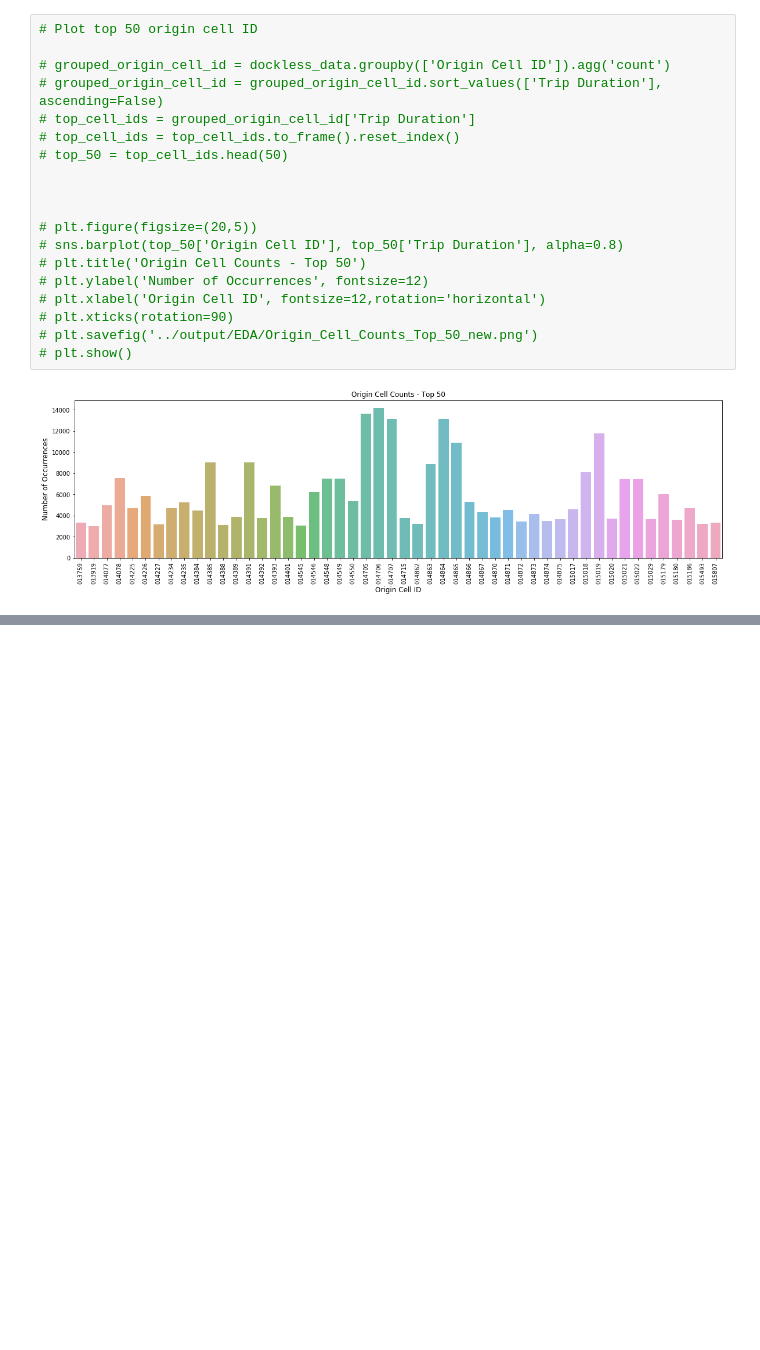
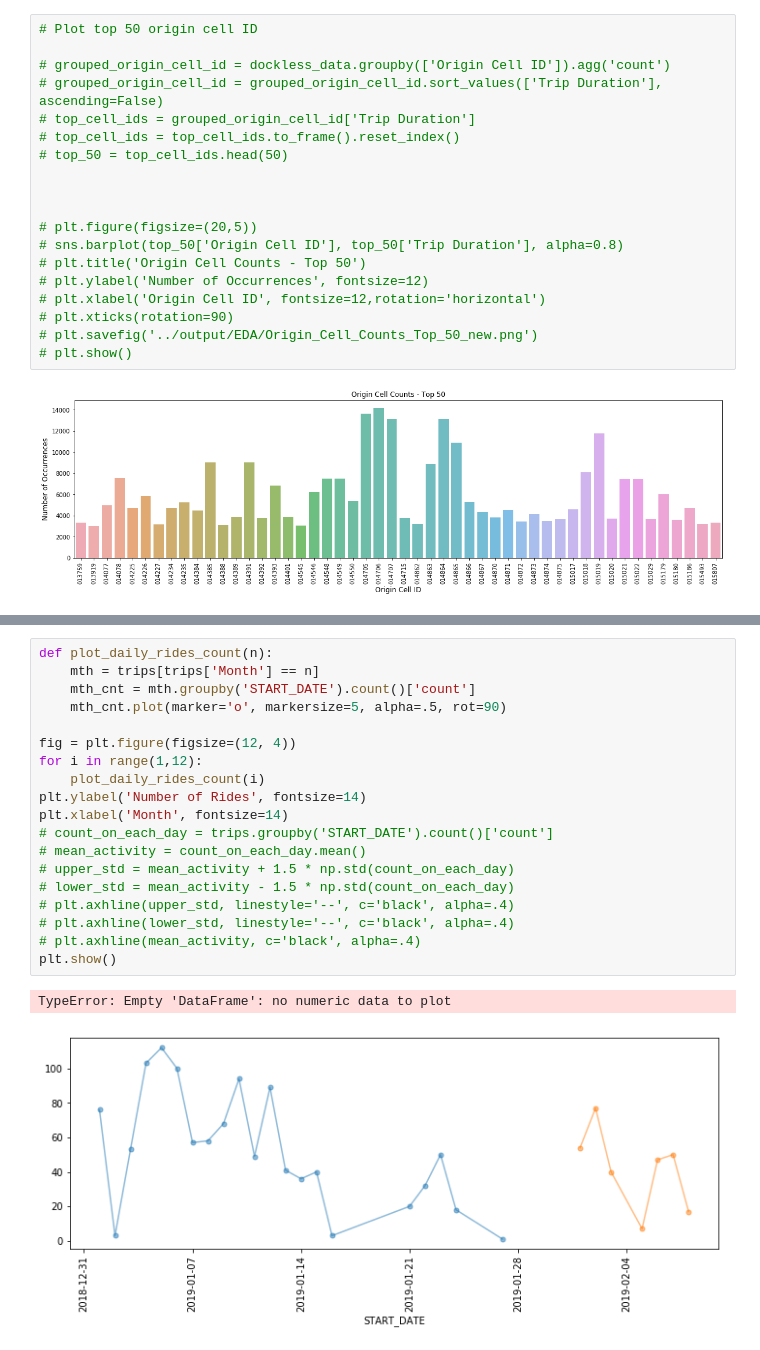
Before and after one commit to sameerabalay/Dockless_Mobility, a Jupyter notebook: src/Time_Series_Analysis.ipynb, the cells around one changed output, grey strips where cells are left out. Cells and saved outputs as stored; diff of their text form; blank space fills up the shorter version.

```diff
--- a/src/Time_Series_Analysis.ipynb
+++ b/src/Time_Series_Analysis.ipynb
@@ -223,0 +256,22 @@ top_50
+# %%
+def plot_daily_rides_count(n):
+    mth = trips[trips['Month'] == n]
+    mth_cnt = mth.groupby('START_DATE').count()['count']
+    mth_cnt.plot(marker='o', markersize=5, alpha=.5, rot=90)
+
+fig = plt.figure(figsize=(12, 4))
+for i in range(1,12):
+    plot_daily_rides_count(i)
+plt.ylabel('Number of Rides', fontsize=14)
+plt.xlabel('Month', fontsize=14)
+# count_on_each_day = trips.groupby('START_DATE').count()['count']
+# mean_activity = count_on_each_day.mean()
+# upper_std = mean_activity + 1.5 * np.std(count_on_each_day)
+# lower_std = mean_activity - 1.5 * np.std(count_on_each_day)
+# plt.axhline(upper_std, linestyle='--', c='black', alpha=.4)
+# plt.axhline(lower_std, linestyle='--', c='black', alpha=.4)
+# plt.axhline(mean_activity, c='black', alpha=.4)
+plt.show()
+# %% [output]
+TypeError: Empty 'DataFrame': no numeric data to plot
+[figure, added]
```
Also changed, not shown: parts of 13 cells of this notebook, 2 other files.
